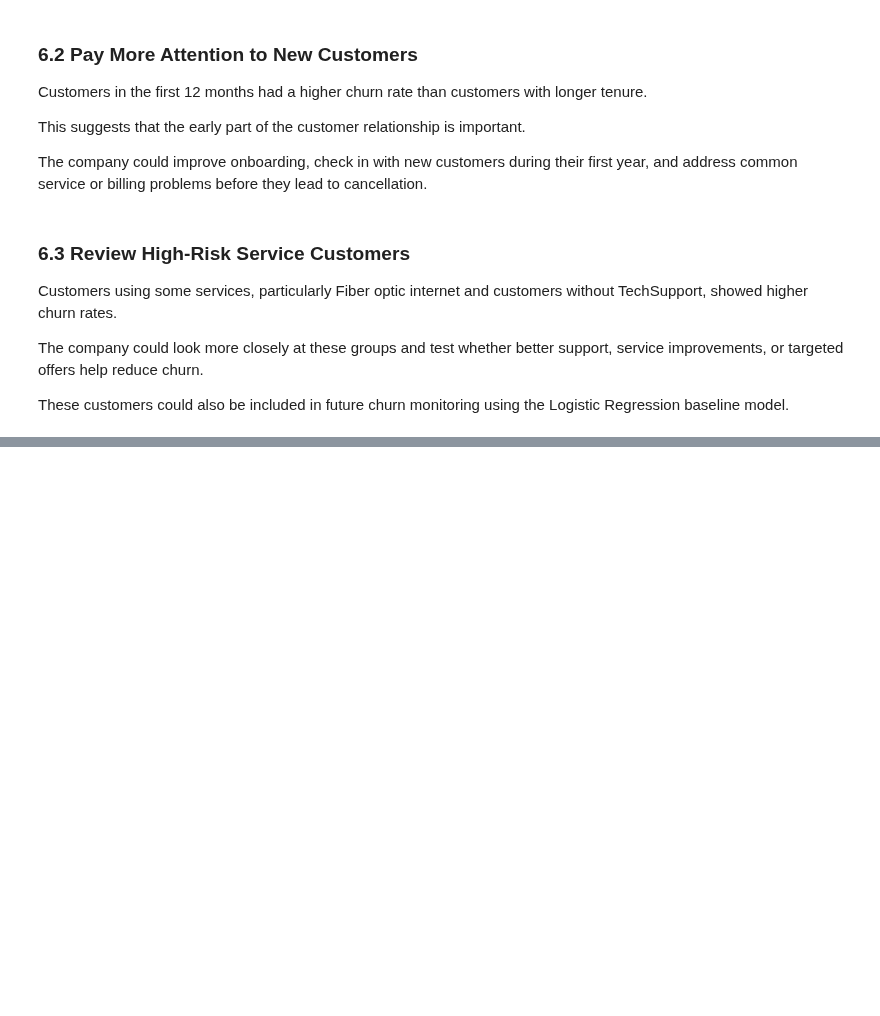
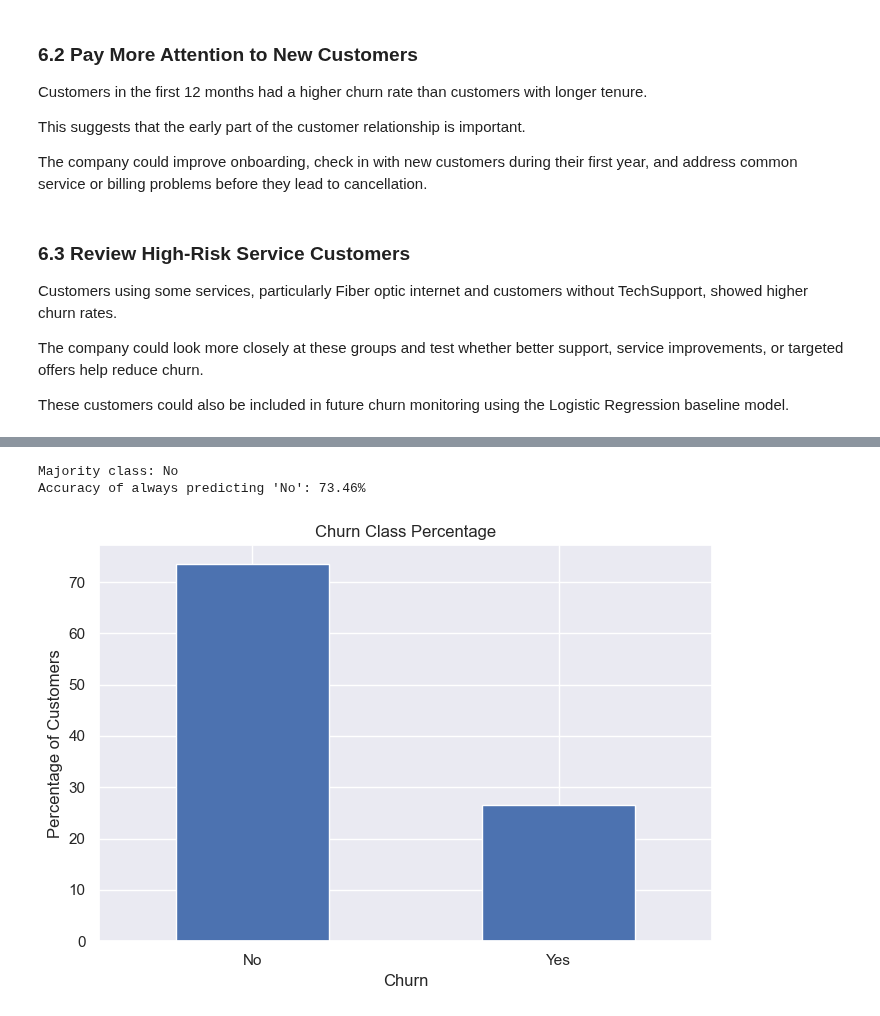
Before and after one commit to francisparwez/telco-customer-churn, a Jupyter notebook: Telco_Churn.ipynb, the cells around one changed output, grey strips where cells are left out. Drawn from its saved outputs; the diff is of its cells as text; code cells hidden in the pictures; blank space fills up the shorter version.

```diff
--- a/Telco_Churn.ipynb
+++ b/Telco_Churn.ipynb
@@ -1408,0 +1484,34 @@ These customers could also be included in future churn monitoring using the Logi
+# %%
+majority_class = df["Churn"].value_counts().idxmax()
+
+majority_accuracy = (
+    df["Churn"].eq(majority_class).mean()
+)
+
+print("Majority class:", majority_class)
+print(f"Accuracy of always predicting '{majority_class}': {majority_accuracy:.2%}")
+# %% [output]
+Majority class: No
+Accuracy of always predicting 'No': 73.46%
+# %%
+plt.figure(figsize=(7, 5))
+
+churn_percentages.plot(
+    kind="bar"
+)
+
+plt.title("Churn Class Percentage")
+plt.xlabel("Churn")
+plt.ylabel("Percentage of Customers")
+plt.xticks(rotation=0)
+plt.tight_layout()
+
+plt.savefig(
+    "./images/14_churn_class_percentage.png",
+    dpi=300,
+    bbox_inches="tight"
+)
+
+plt.show()
+# %% [output]
+[figure, added]
```
Also changed, not shown: parts of 25 cells of this notebook, 9 other files.
